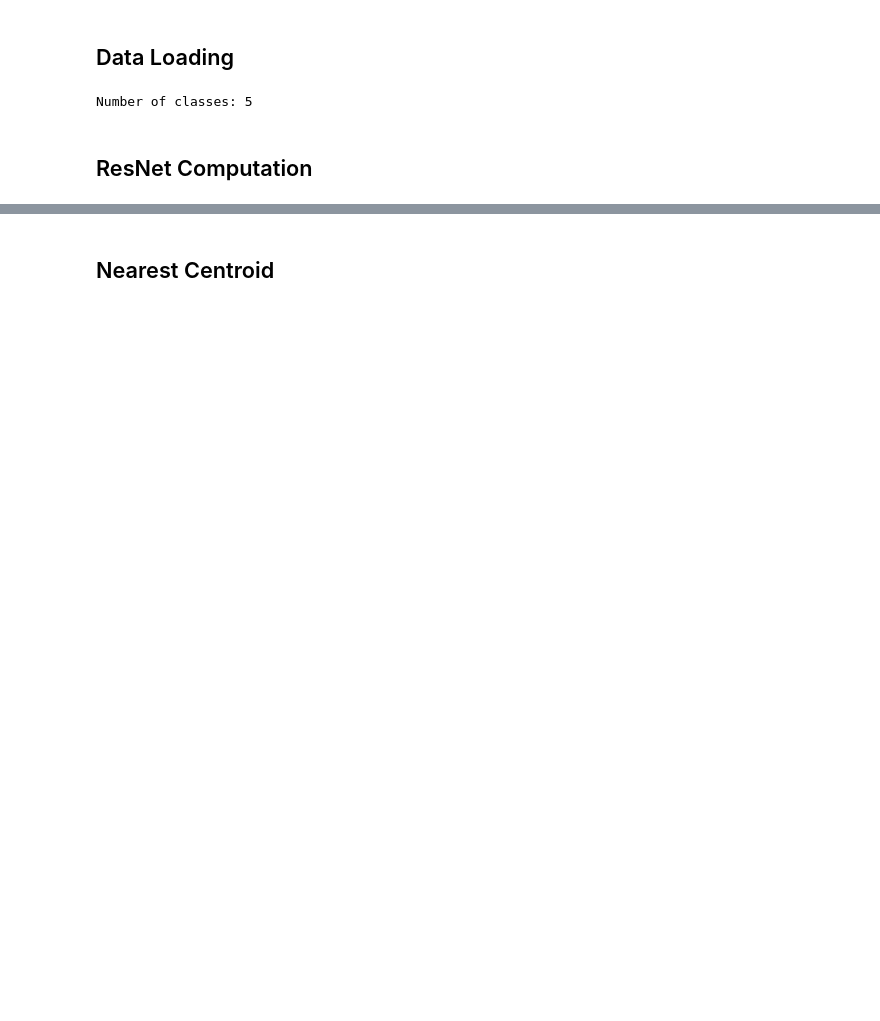
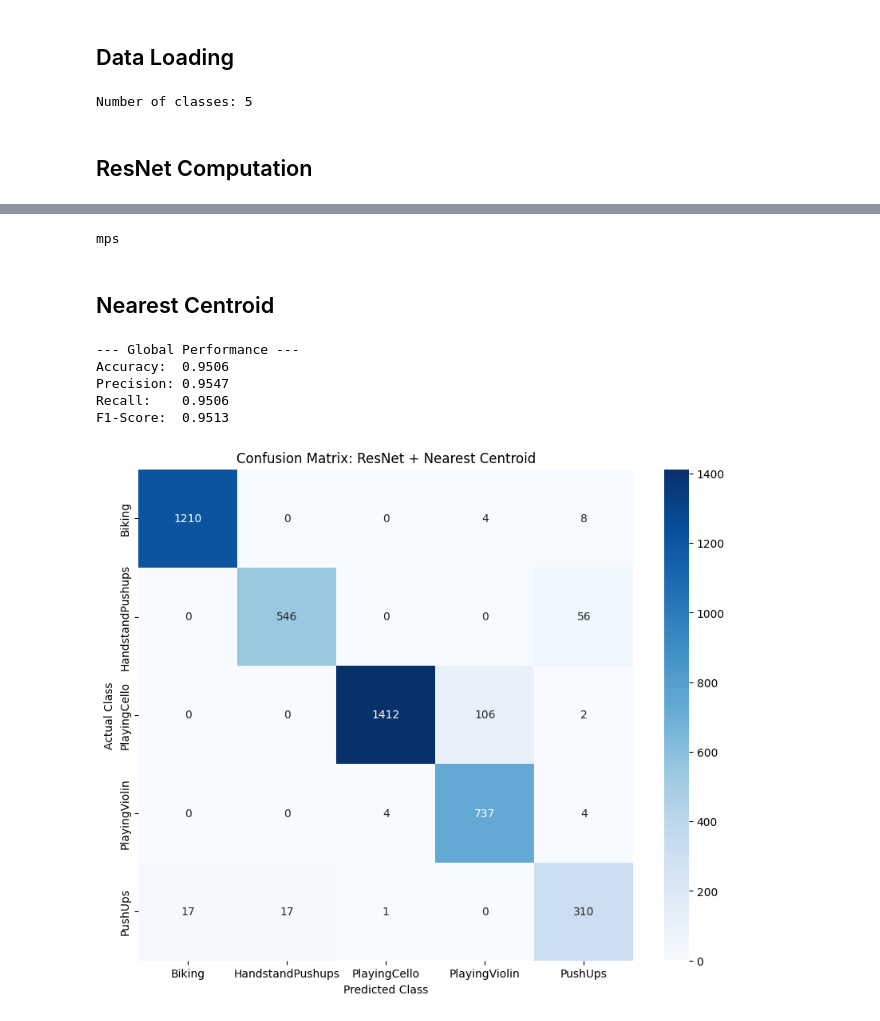
Before and after one commit to Luugaaa/Computer_Vision_TP1, a Jupyter notebook: ResNet.ipynb, the cells around one changed output, grey strips where cells are left out. Saved outputs shown, nothing was run; the diff lists cells and outputs as text; code cells hidden in the pictures; blank space fills up the shorter version.

```diff
--- a/ResNet.ipynb
+++ b/ResNet.ipynb
@@ -115,6 +143,6 @@ def split_dataset(dataset, train_ratio=0.8):
     return train_set, test_set
 # %%
 frames_dataset = extract_dataset_frames(data_root_path, frame_rate=5)
-frames_dataset = split_dataset(frames_dataset)
+train_set, test_set = split_dataset(frames_dataset)
 # %% [markdown]
 ## ResNet Computation
@@ -128,2 +149,13 @@ preprocess = models.ResNet50_Weights.DEFAULT.transforms()
+# %%
+model = models.resnet50(weights=models.ResNet50_Weights.DEFAULT, )
+model.fc = nn.Identity()
+
+device = torch.device("mps" if torch.backends.mps.is_available() else "cpu")
+print(device)
+model.to(device)
+model.eval()
+preprocess = models.ResNet50_Weights.DEFAULT.transforms()
+# %% [output]
+mps
 # %% [markdown]
 ## Nearest Centroid
@@ -141,0 +226,35 @@ def
+# %%
+def display_metrics(y_true, y_pred, class_names):
+    # 1. Calculate Metrics
+    accuracy = accuracy_score(y_true, y_pred)
+    # Using 'weighted' average to account for potential class imbalance
+    precision = precision_score(y_true, y_pred, average='weighted', zero_division=0)
+    recall = recall_score(y_true, y_pred, average='weighted', zero_division=0)
+    f1 = f1_score(y_true, y_pred, average='weighted', zero_division=0)
+
+    print(f"--- Global Performance ---")
+    print(f"Accuracy:  {accuracy:.4f}")
+    print(f"Precision: {precision:.4f}")
+    print(f"Recall:    {recall:.4f}")
+    print(f"F1-Score:  {f1:.4f}\n")
+
+    # 2. Confusion Matrix
+    cm = confusion_matrix(y_true, y_pred, labels=class_names)
+
+    plt.figure(figsize=(10, 8))
+    sns.heatmap(cm, annot=True, fmt='d', cmap='Blues',
+                xticklabels=class_names, yticklabels=class_names)
+    plt.title('Confusion Matrix: ResNet + Nearest Centroid')
+    plt.ylabel('Actual Class')
+    plt.xlabel('Predicted Class')
+    plt.show()
+
+# Run the evaluation
+display_metrics(y_true, y_pred, CLASS_NAMES)
+# %% [output]
+--- Global Performance ---
+Accuracy:  0.9506
+Precision: 0.9547
+Recall:    0.9506
+F1-Score:  0.9513
+[figure, added]
```
Also changed, not shown: parts of 10 cells of this notebook.
